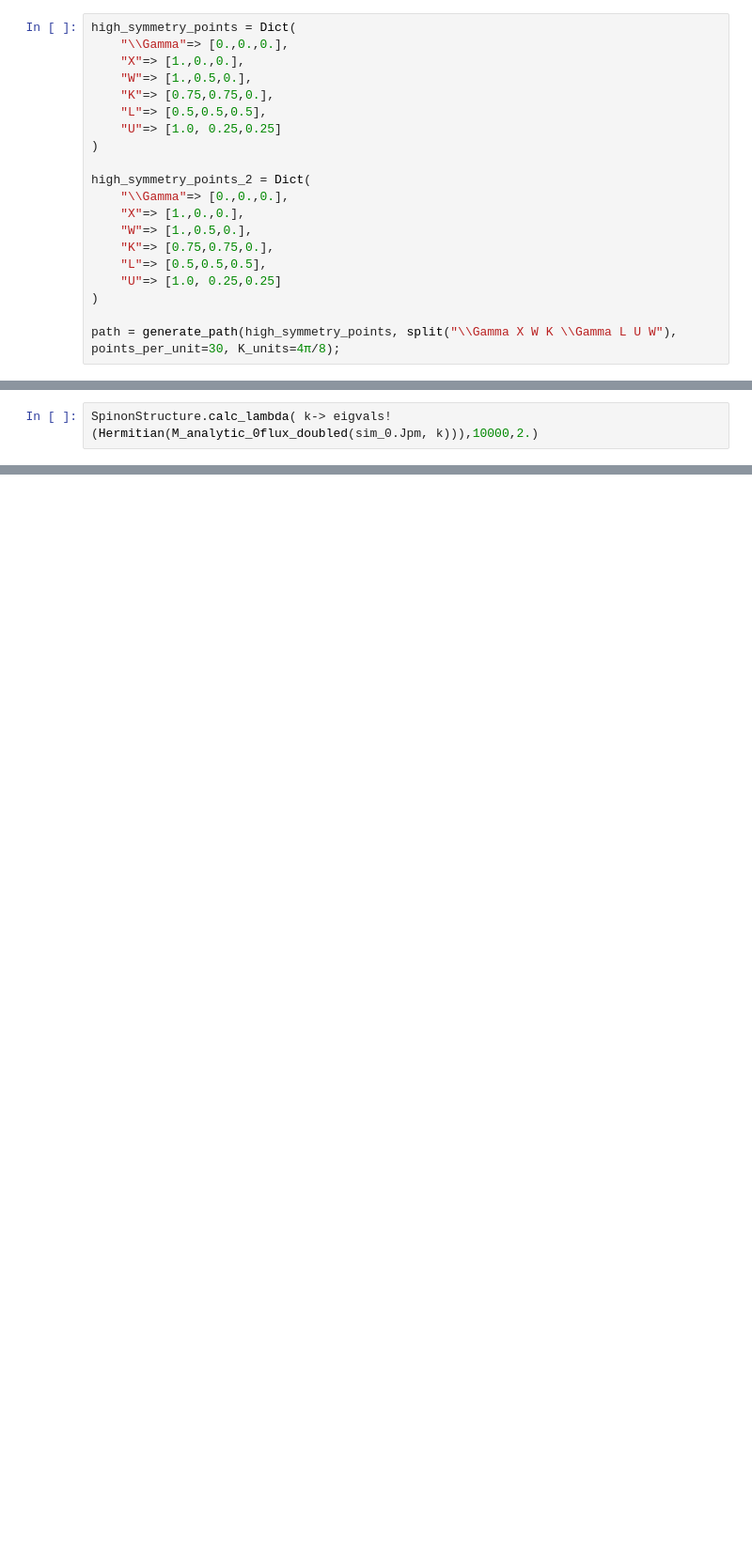
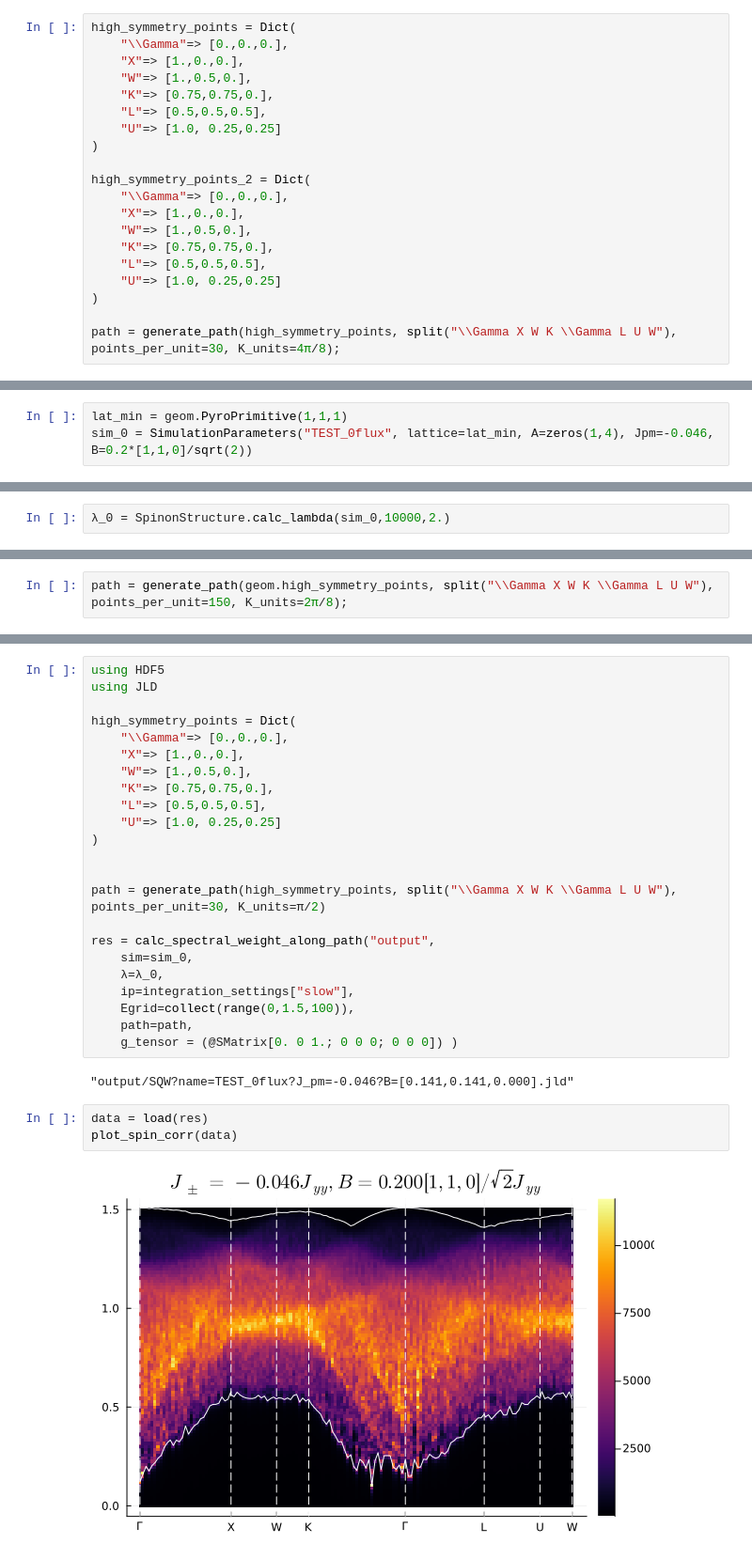
Before and after one commit to Spuriosity1/qsi-spinon-gmft, a Jupyter notebook: spinon_benchmark.ipynb, the cells around one changed output, grey strips where cells are left out. Shown at 94% size. Saved outputs shown, nothing was run; the diff lists cells and outputs as text; blank space fills up the shorter version.

Commit message:
successfully migrated to primitive lattice

```diff
--- a/spinon_benchmark.ipynb
+++ b/spinon_benchmark.ipynb
@@ -147,0 +115,3 @@ lambda_g = SpinonStructure.calc_lambda( k-> M_analytic_0flux(sim_0.Jpm, k),10000
+# %%
+lat_min = geom.PyroPrimitive(1,1,1)
+sim_0 = SimulationParameters("TEST_0flux", lattice=lat_min, A=zeros(1,4), Jpm=-0.046, B=0.2*[1,1,0]/sqrt(2))
@@ -148,3 +120,3 @@ lambda_g = SpinonStructure.calc_lambda( k-> M_analytic_0flux(sim_0.Jpm, k),10000
 # %%
-SpinonStructure.calc_lambda( k-> eigvals!(Hermitian(M_analytic_0flux_doubled(sim_0.Jpm, k))),10000,2.)
+λ_0 = SpinonStructure.calc_lambda(sim_0,10000,2.)
 # %% [output]
@@ -152,3 +124,5 @@ SpinonStructure.calc_lambda( k-> eigvals!(Hermitian(M_analytic_0flux_doubled(sim
+# %%
+path = generate_path(geom.high_symmetry_points, split("\\Gamma X W K \\Gamma L U W"), points_per_unit=150, K_units=2π/8);
 # %%
 using Printf
 
@@ -436,0 +329,30 @@ spinon_dispersion_analytic([2π/8,0,0],sim)
+# %%
+using HDF5
+using JLD
+
+high_symmetry_points = Dict(
+    "\\Gamma"=> [0.,0.,0.],
+    "X"=> [1.,0.,0.],
+    "W"=> [1.,0.5,0.],
+    "K"=> [0.75,0.75,0.],
+    "L"=> [0.5,0.5,0.5],
+    "U"=> [1.0, 0.25,0.25]
+)
+
+
+path = generate_path(high_symmetry_points, split("\\Gamma X W K \\Gamma L U W"), points_per_unit=30, K_units=π/2)
+
+res = calc_spectral_weight_along_path("output",
+    sim=sim_0,
+    λ=λ_0,
+    ip=integration_settings["slow"],
+    Egrid=collect(range(0,1.5,100)),
+    path=path,
+    g_tensor = (@SMatrix[0. 0 1.; 0 0 0; 0 0 0]) )
+# %% [output]
+"output/SQW?name=TEST_0flux?J_pm=-0.046?B=[0.141,0.141,0.000].jld"
+# %%
+data = load(res)
+plot_spin_corr(data)
+# %% [output]
+[figure, added]
```
Also changed, not shown: parts of 36 cells of this notebook, 24 other files.
